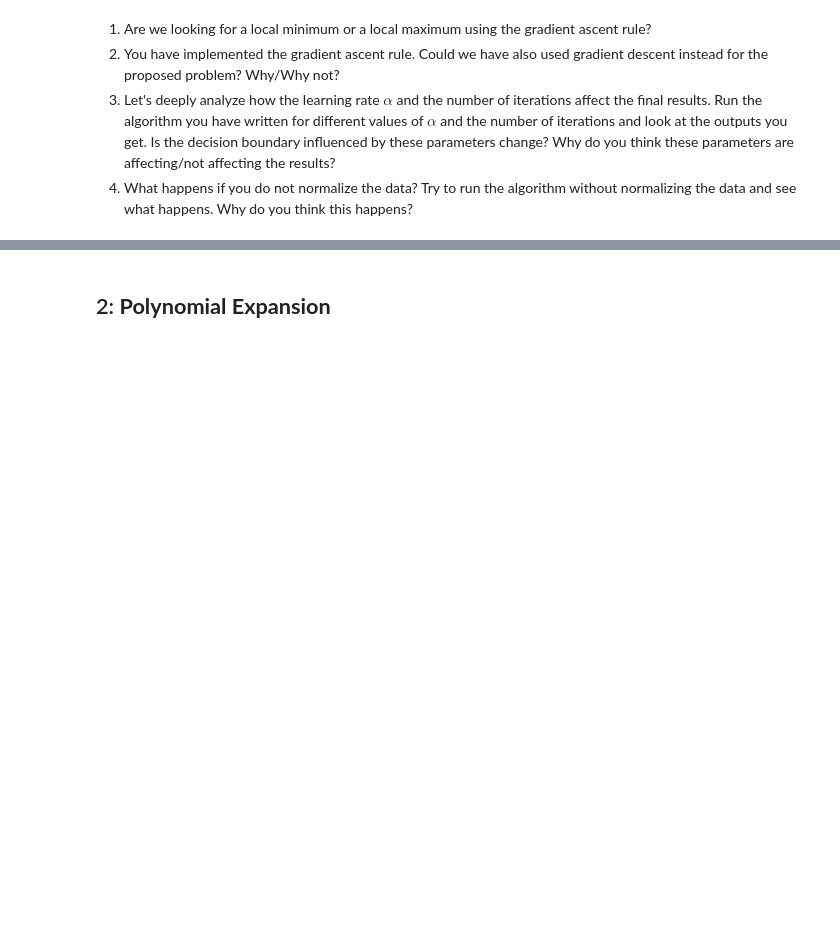
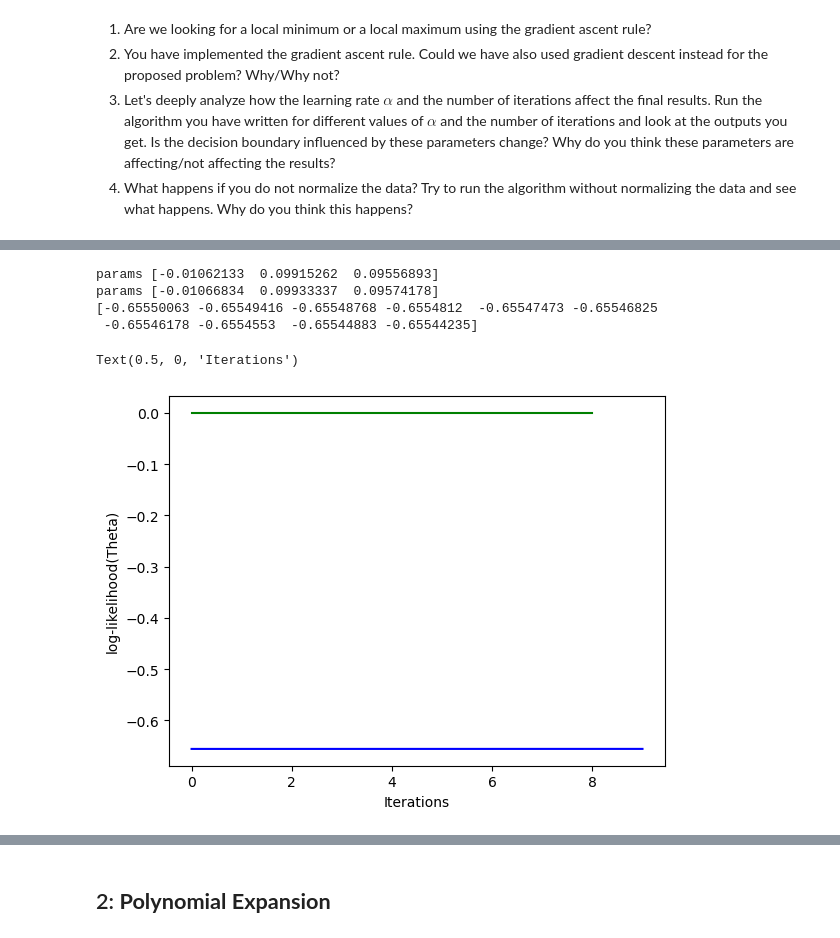
Before and after one commit to cycileo/FDS-HomeWorks, a Jupyter notebook: Homework02/HW2.ipynb, the cells around one changed output, grey strips where cells are left out. Cells and saved outputs as stored; diff of their text form; code cells hidden in the pictures; blank space fills up the shorter version.

```diff
--- a/Homework02/HW2.ipynb
+++ b/Homework02/HW2.ipynb
@@ -304,0 +327,25 @@ Accuracy: 0.7615894039735099
+# %%
+np.random.seed(1)
+
+# Initialize the model
+anotherModel = LogisticRegression(num_features=X.shape[1])
+
+# Run Gradient Ascent method
+n_iter = 10
+another_log, _, another_log_gap= fit(anotherModel, X, y, lr=0.0001, num_steps=n_iter)
+
+plt.plot(range(len(another_log)), another_log, "b"),
+plt.plot(range(len(another_log_gap)), another_log_gap, "g")
+
+print(another_log)
+
+# print(np.round((another_gap * 100), 2))
+plt.ylabel("log-likelihood(Theta)")
+plt.xlabel("Iterations")
+# %% [output]
+params [-0.01062133  0.09915262  0.09556893]
+params [-0.01066834  0.09933337  0.09574178]
+[-0.65550063 -0.65549416 -0.65548768 -0.6554812  -0.65547473 -0.65546825
+ -0.65546178 -0.6554553  -0.65544883 -0.65544235]
+Text(0.5, 0, 'Iterations')
+[figure, added]
```
Also changed, not shown: parts of 12 cells of this notebook, 2 other files.
